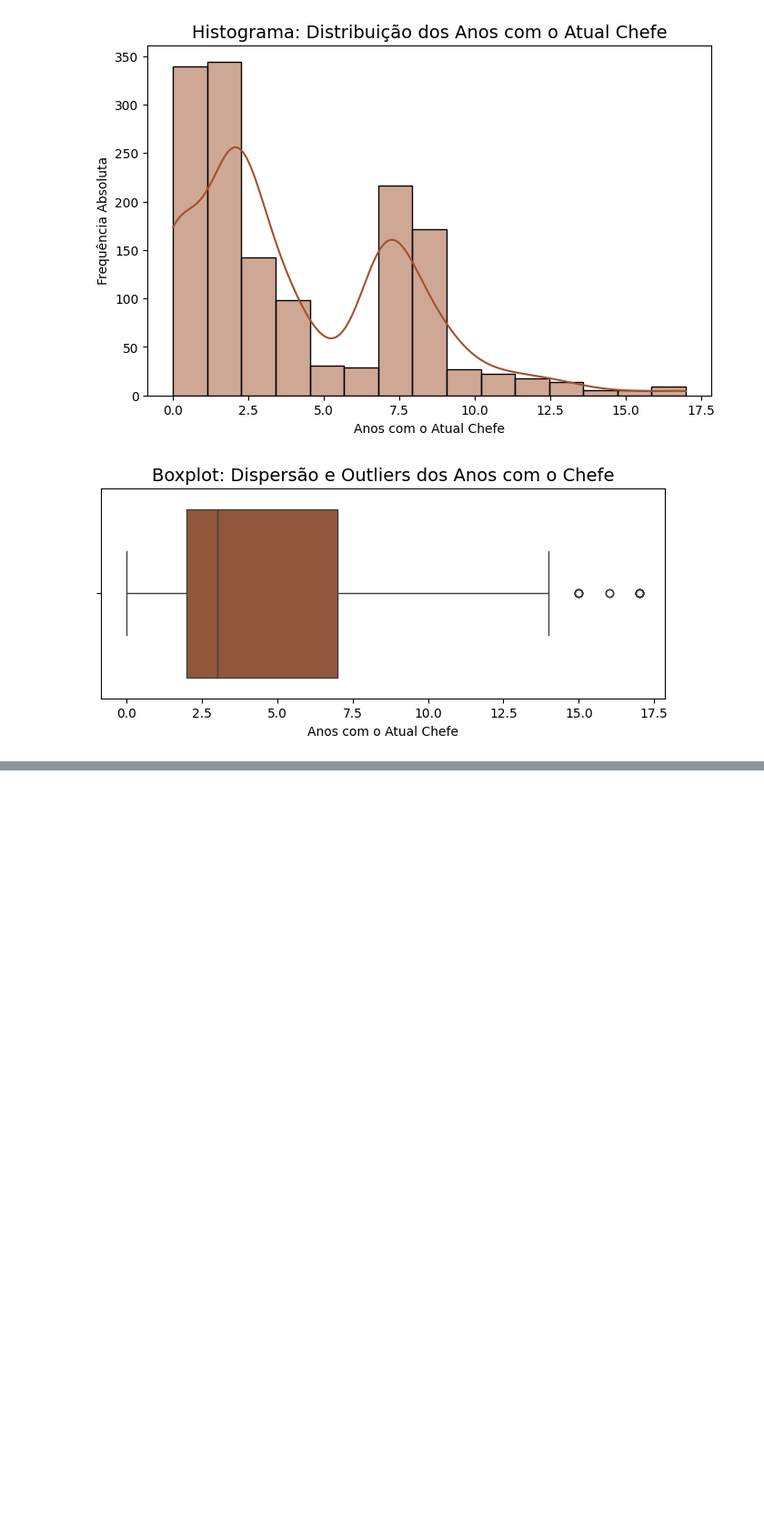
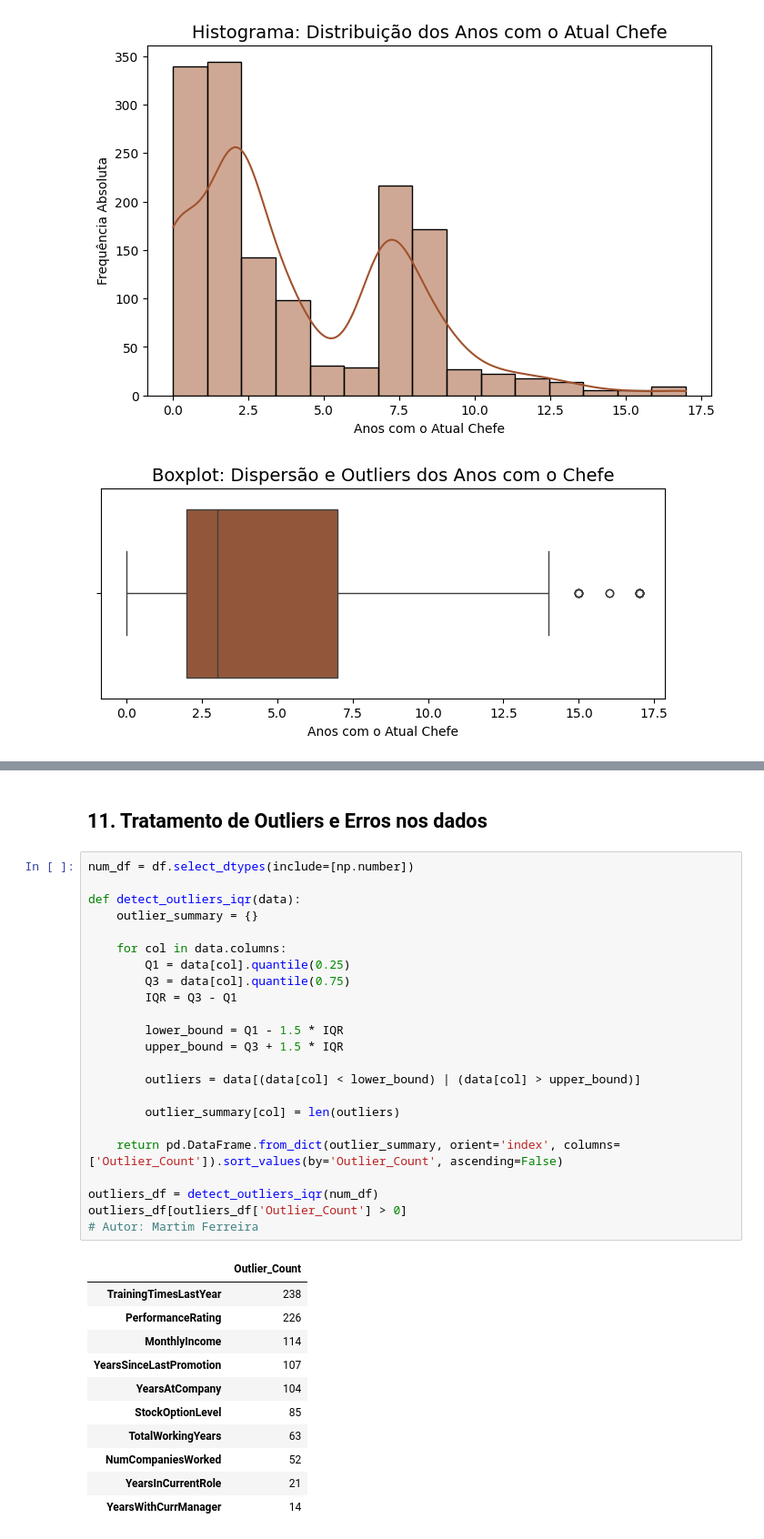
Before and after one commit to LuiscnFigueira/Projeto-cdg-grupo10, a Jupyter notebook: notebooks/M2_exploração.ipynb, the cells around one changed output, grey strips where cells are left out. Shown at 91% size. Drawn from its saved outputs; the diff is of its cells as text; blank space fills up the shorter version.

```diff
--- a/notebooks/M2_exploração.ipynb
+++ b/notebooks/M2_exploração.ipynb
@@ -357,3 +359,40 @@ missing_df
 | YearsInCurrentRole | 0 | 0.0 |
 | YearsSinceLastPromotion | 0 | 0.0 |
 | YearsWithCurrManager | 0 | 0.0 |
+# %% [markdown]
+## 11. Tratamento de Outliers e Erros nos dados
+# %%
+num_df = df.select_dtypes(include=[np.number])
+
+def detect_outliers_iqr(data):
+    outlier_summary = {}
+
+    for col in data.columns:
+        Q1 = data[col].quantile(0.25)
+        Q3 = data[col].quantile(0.75)
+        IQR = Q3 - Q1
+
+        lower_bound = Q1 - 1.5 * IQR
+        upper_bound = Q3 + 1.5 * IQR
+
+        outliers = data[(data[col] < lower_bound) | (data[col] > upper_bound)]
+
+        outlier_summary[col] = len(outliers)
+
+    return pd.DataFrame.from_dict(outlier_summary, orient='index', columns=['Outlier_Count']).sort_values(by='Outlier_Count', ascending=False)
+
+outliers_df = detect_outliers_iqr(num_df)
+outliers_df[outliers_df['Outlier_Count'] > 0]
+# Autor: Martim Ferreira
+# %% [output]
+|  | Outlier_Count |
+| TrainingTimesLastYear | 238 |
+| PerformanceRating | 226 |
+| MonthlyIncome | 114 |
+| YearsSinceLastPromotion | 107 |
+| YearsAtCompany | 104 |
+| StockOptionLevel | 85 |
+| TotalWorkingYears | 63 |
+| NumCompaniesWorked | 52 |
+| YearsInCurrentRole | 21 |
+| YearsWithCurrManager | 14 |
```
Also changed, not shown: parts of 2 cells of this notebook.
